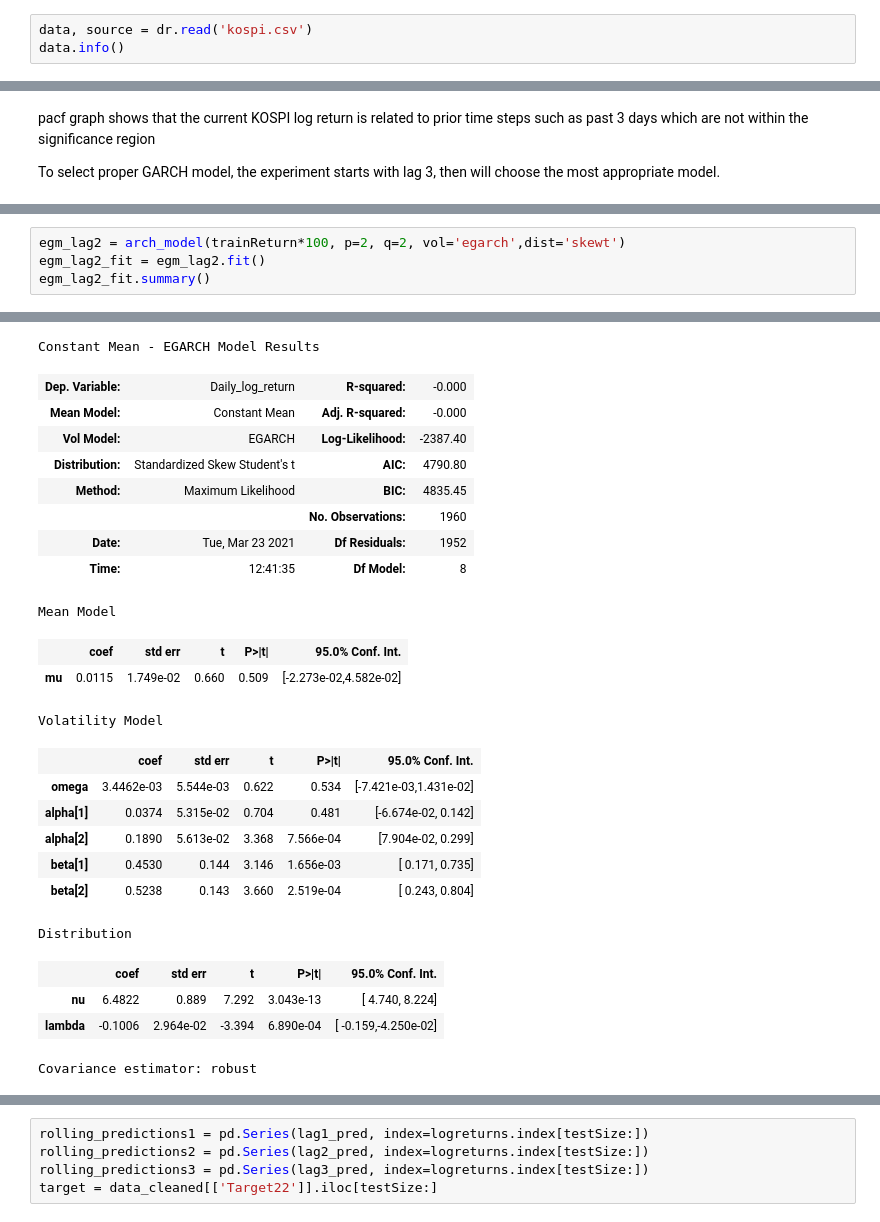
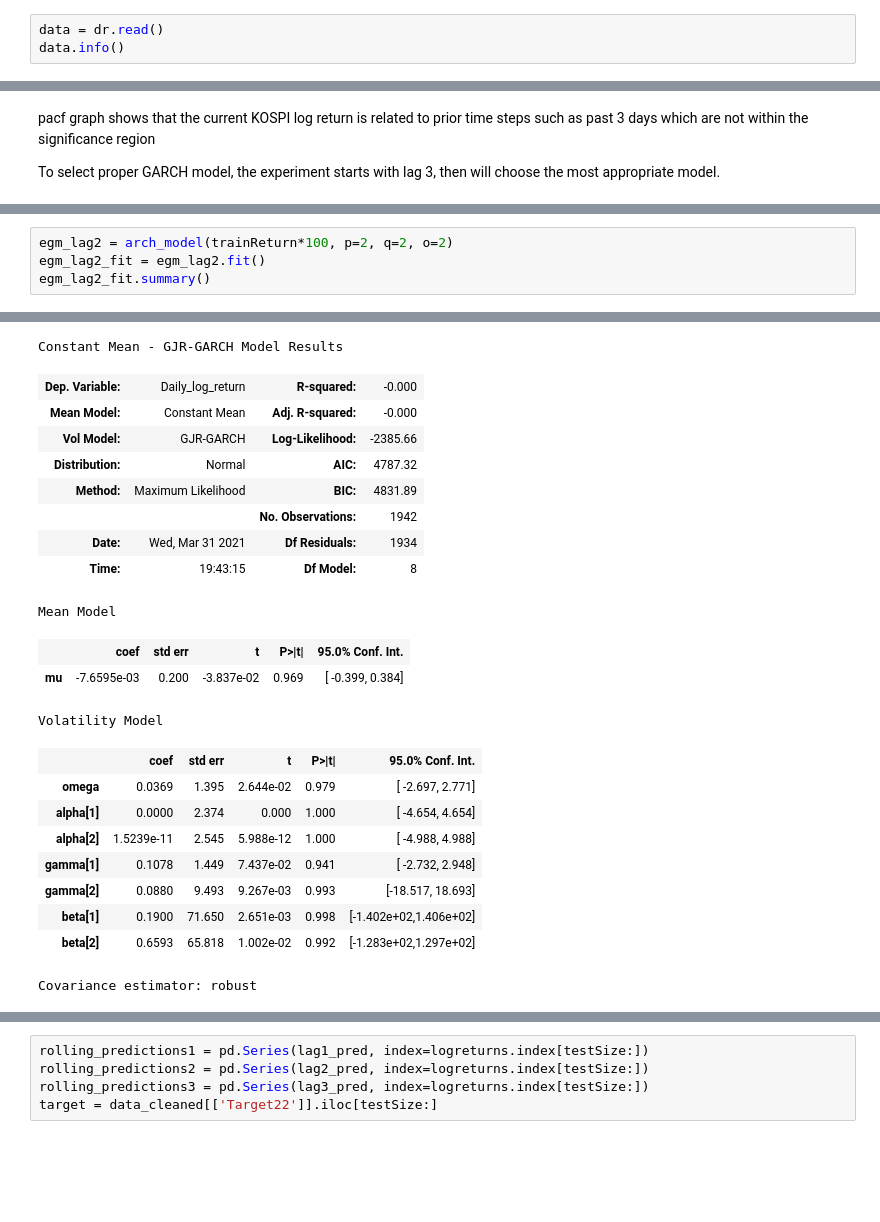
Before and after one commit to eddie8615/cs_project, a Jupyter notebook: garch.ipynb, the cells around one changed output, grey strips where cells are left out. Drawn from its saved outputs; the diff is of its cells as text; blank space fills up the shorter version.

```diff
--- a/garch.ipynb
+++ b/garch.ipynb
@@ -7,6 +7,6 @@ import arch
 from arch import arch_model
 import data_reader as dr
 # %%
-data, source = dr.read('kospi.csv')
+data = dr.read()
 data.info()
 # %% [output]
@@ -287,5 +267,5 @@ Covariance estimator: robust
 # %%
-egm_lag2 = arch_model(trainReturn*100, p=2, q=2, vol='egarch',dist='skewt')
+egm_lag2 = arch_model(trainReturn*100, p=2, q=2, o=2)
 egm_lag2_fit = egm_lag2.fit()
 egm_lag2_fit.summary()
 # %% [output]
@@ -309,25 +289,23 @@ Iteration:     12,   Func. Count:    131,   Neg. LLF: 2387.403267318098
-Constant Mean - EGARCH Model Results
+Constant Mean - GJR-GARCH Model Results
 | Dep. Variable: | Daily_log_return | R-squared: | -0.000 |
 | Mean Model: | Constant Mean | Adj. R-squared: | -0.000 |
-| Vol Model: | EGARCH | Log-Likelihood: | -2387.40 |
-| Distribution: | Standardized Skew Student's t | AIC: | 4790.80 |
-| Method: | Maximum Likelihood | BIC: | 4835.45 |
-|  |  | No. Observations: | 1960 |
-| Date: | Tue, Mar 23 2021 | Df Residuals: | 1952 |
-| Time: | 12:41:35 | Df Model: | 8 |
+| Vol Model: | GJR-GARCH | Log-Likelihood: | -2385.66 |
+| Distribution: | Normal | AIC: | 4787.32 |
+| Method: | Maximum Likelihood | BIC: | 4831.89 |
+|  |  | No. Observations: | 1942 |
+| Date: | Wed, Mar 31 2021 | Df Residuals: | 1934 |
+| Time: | 19:43:15 | Df Model: | 8 |
 Mean Model
 |  | coef | std err | t | P>|t| | 95.0% Conf. Int. |
-| mu | 0.0115 | 1.749e-02 | 0.660 | 0.509 | [-2.273e-02,4.582e-02] |
+| mu | -7.6595e-03 | 0.200 | -3.837e-02 | 0.969 | [ -0.399, 0.384] |
 Volatility Model
 |  | coef | std err | t | P>|t| | 95.0% Conf. Int. |
-| omega | 3.4462e-03 | 5.544e-03 | 0.622 | 0.534 | [-7.421e-03,1.431e-02] |
-| alpha[1] | 0.0374 | 5.315e-02 | 0.704 | 0.481 | [-6.674e-02, 0.142] |
-| alpha[2] | 0.1890 | 5.613e-02 | 3.368 | 7.566e-04 | [7.904e-02, 0.299] |
-| beta[1] | 0.4530 | 0.144 | 3.146 | 1.656e-03 | [ 0.171, 0.735] |
-| beta[2] | 0.5238 | 0.143 | 3.660 | 2.519e-04 | [ 0.243, 0.804] |
+| omega | 0.0369 | 1.395 | 2.644e-02 | 0.979 | [ -2.697, 2.771] |
+| alpha[1] | 0.0000 | 2.374 | 0.000 | 1.000 | [ -4.654, 4.654] |
+| alpha[2] | 1.5239e-11 | 2.545 | 5.988e-12 | 1.000 | [ -4.988, 4.988] |
+| gamma[1] | 0.1078 | 1.449 | 7.437e-02 | 0.941 | [ -2.732, 2.948] |
+| gamma[2] | 0.0880 | 9.493 | 9.267e-03 | 0.993 | [-18.517, 18.693] |
+| beta[1] | 0.1900 | 71.650 | 2.651e-03 | 0.998 | [-1.402e+02,1.406e+02] |
+| beta[2] | 0.6593 | 65.818 | 1.002e-02 | 0.992 | [-1.283e+02,1.297e+02] |
-Distribution
+Covariance estimator: robust
-|  | coef | std err | t | P>|t| | 95.0% Conf. Int. |
-| nu | 6.4822 | 0.889 | 7.292 | 3.043e-13 | [ 4.740, 8.224] |
-| lambda | -0.1006 | 2.964e-02 | -3.394 | 6.890e-04 | [ -0.159,-4.250e-02] |
-Covariance estimator: robust
 # %%
```
Also changed, not shown: parts of 21 cells of this notebook, 11 other files.
